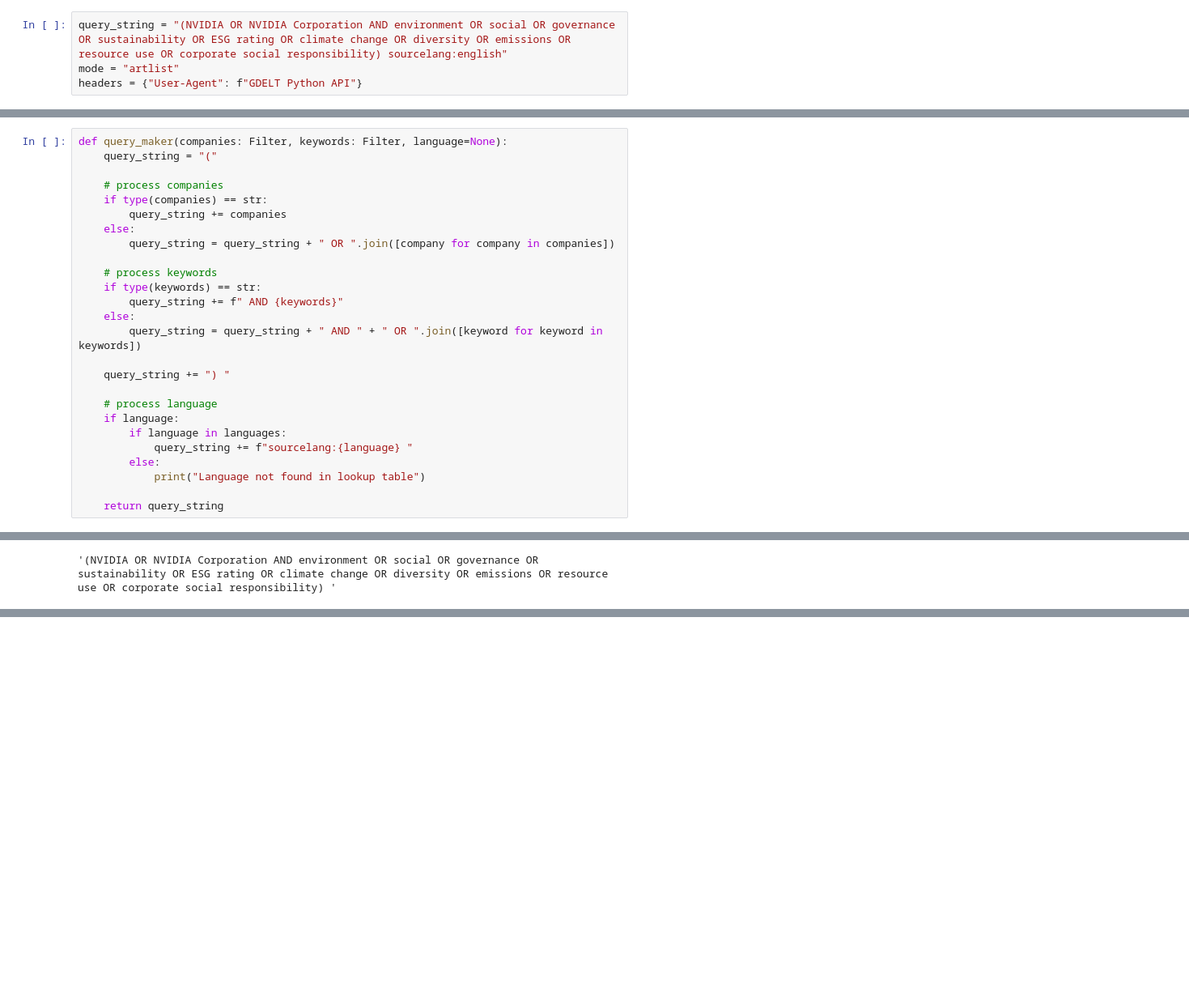
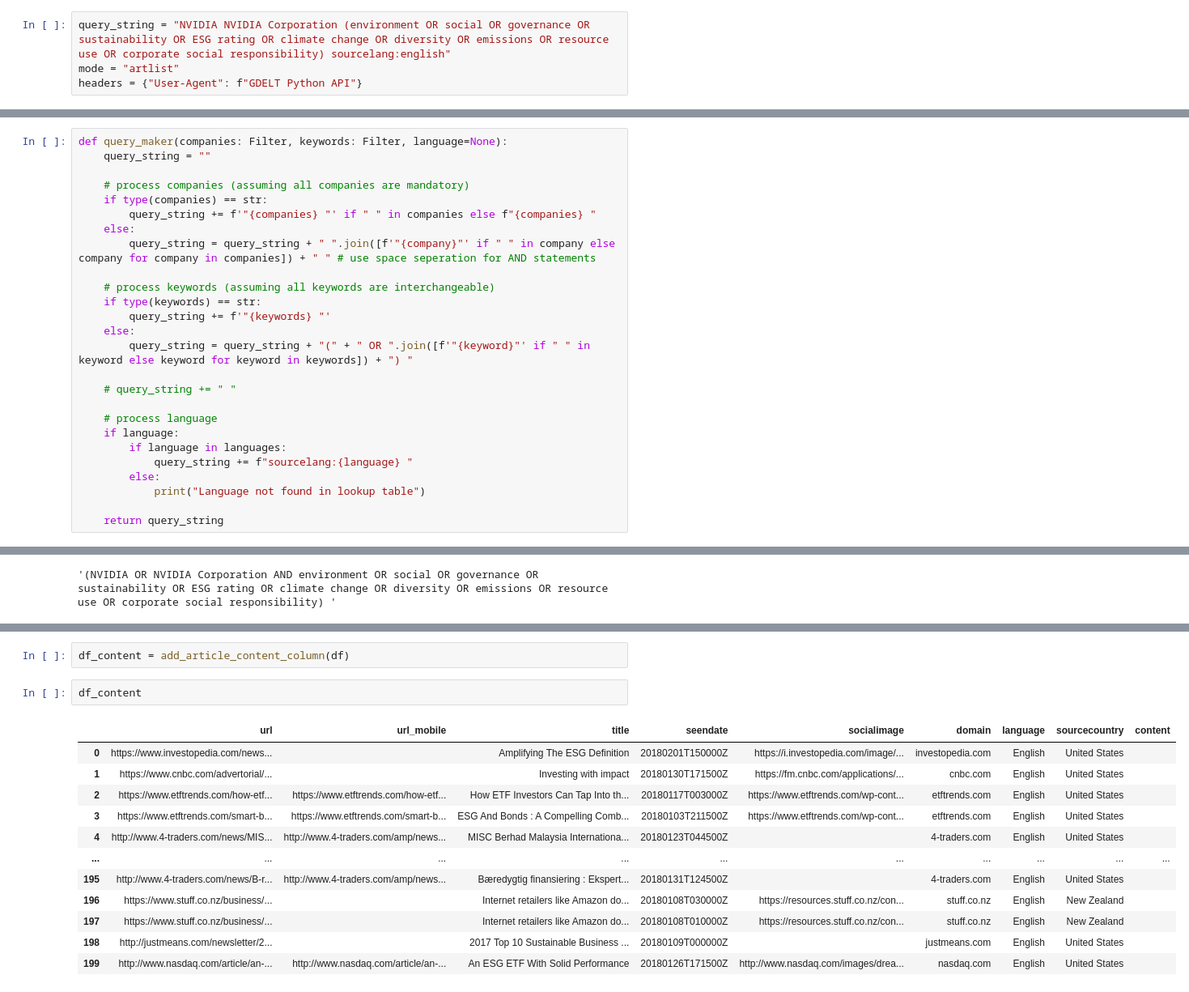
Before and after one commit to NotMishaal/esg-prediction, a Jupyter notebook: notebooks/news_extraction.ipynb, the cells around one changed output, grey strips where cells are left out. Shown: that part at 81% size. Drawn from its saved outputs; the diff is of its cells as text; blank space fills up the shorter version.

Commit message:
updated query logic

```diff
--- a/notebooks/news_extraction.ipynb
+++ b/notebooks/news_extraction.ipynb
@@ -15,7 +15,7 @@ from typing import List, Union
 # %% [markdown]
 Testing out manual fetching of articles
 # %%
-query_string = "(NVIDIA OR NVIDIA Corporation AND environment OR social OR governance OR sustainability OR ESG rating OR climate change OR diversity OR emissions OR resource use OR corporate social responsibility) sourcelang:english"
+query_string = "NVIDIA NVIDIA Corporation (environment OR social OR governance OR sustainability OR ESG rating OR climate change OR diversity OR emissions OR resource use OR corporate social responsibility) sourcelang:english"
 mode = "artlist"
 headers = {"User-Agent": f"GDELT Python API"}
 # %%
@@ -64,21 +68,21 @@ print(languages)
 ['eng', 'English', 'afr', 'Afrikaans', 'sqi', 'Albanian', 'ara', 'Arabic', 'hye', 'Armenian', 'axe', 'Azerbaijani', 'ben', 'Bengali', 'bos', 'Bosnian', 'bul', 'Bulgarian', 'cat', 'Catalan', 'zho', 'Ch ...
 # %%
 def query_maker(companies: Filter, keywords: Filter, language=None):
-    query_string = "("
+    query_string = ""
 
-    # process companies
+    # process companies (assuming all companies are mandatory)
     if type(companies) == str:
-        query_string += companies
+        query_string += f'"{companies} "' if " " in companies else f"{companies} "
     else:
-        query_string = query_string + " OR ".join([company for company in companies])
+        query_string = query_string + " ".join([f'"{company}"' if " " in company else company for company in companies]) + " " # use space seperation for AND statements
 
-    # process keywords
+    # process keywords (assuming all keywords are interchangeable)
     if type(keywords) == str:
-        query_string += f" AND {keywords}"
+        query_string += f'"{keywords} "'
     else:
-        query_string = query_string + " AND " + " OR ".join([keyword for keyword in keywords])
+        query_string = query_string + "(" + " OR ".join([f'"{keyword}"' if " " in keyword else keyword for keyword in keywords]) + ") "
 
-    query_string += ") "
+    # query_string += " "
 
     # process language
     if language:
@@ -139,0 +197,17 @@ query_string
+# %%
+df_content = add_article_content_column(df)
+# %%
+df_content
+# %% [output]
+|  | url | url_mobile | title | seendate | socialimage | domain | language | sourcecountry | content |
+| 0 | https://www.investopedia.com/news... |  | Amplifying The ESG Definition | 20180201T150000Z | https://i.investopedia.com/image/... | investopedia.com | English | United States |  |
+| 1 | https://www.cnbc.com/advertorial/... |  | Investing with impact | 20180130T171500Z | https://fm.cnbc.com/applications/... | cnbc.com | English | United States |  |
+| 2 | https://www.etftrends.com/how-etf... | https://www.etftrends.com/how-etf... | How ETF Investors Can Tap Into th... | 20180117T003000Z | https://www.etftrends.com/wp-cont... | etftrends.com | English | United States |  |
+| 3 | https://www.etftrends.com/smart-b... | https://www.etftrends.com/smart-b... | ESG And Bonds : A Compelling Comb... | 20180103T211500Z | https://www.etftrends.com/wp-cont... | etftrends.com | English | United States |  |
+| 4 | http://www.4-traders.com/news/MIS... | http://www.4-traders.com/amp/news... | MISC Berhad Malaysia Internationa... | 20180123T044500Z |  | 4-traders.com | English | United States |  |
+| ... | ... | ... | ... | ... | ... | ... | ... | ... | ... |
+| 195 | http://www.4-traders.com/news/B-r... | http://www.4-traders.com/amp/news... | Bæredygtig finansiering : Ekspert... | 20180131T124500Z |  | 4-traders.com | English | United States |  |
+| 196 | https://www.stuff.co.nz/business/... |  | Internet retailers like Amazon do... | 20180108T030000Z | https://resources.stuff.co.nz/con... | stuff.co.nz | English | New Zealand |  |
+| 197 | https://www.stuff.co.nz/business/... |  | Internet retailers like Amazon do... | 20180108T010000Z | https://resources.stuff.co.nz/con... | stuff.co.nz | English | New Zealand |  |
+| 198 | http://justmeans.com/newsletter/2... |  | 2017 Top 10 Sustainable Business ... | 20180109T000000Z |  | justmeans.com | English | United States |  |
+| 199 | http://www.nasdaq.com/article/an-... | http://www.nasdaq.com/article/an-... | An ESG ETF With Solid Performance | 20180126T171500Z | http://www.nasdaq.com/images/drea... | nasdaq.com | English | United States |  |
```
Also changed, not shown: parts of 6 cells of this notebook.
